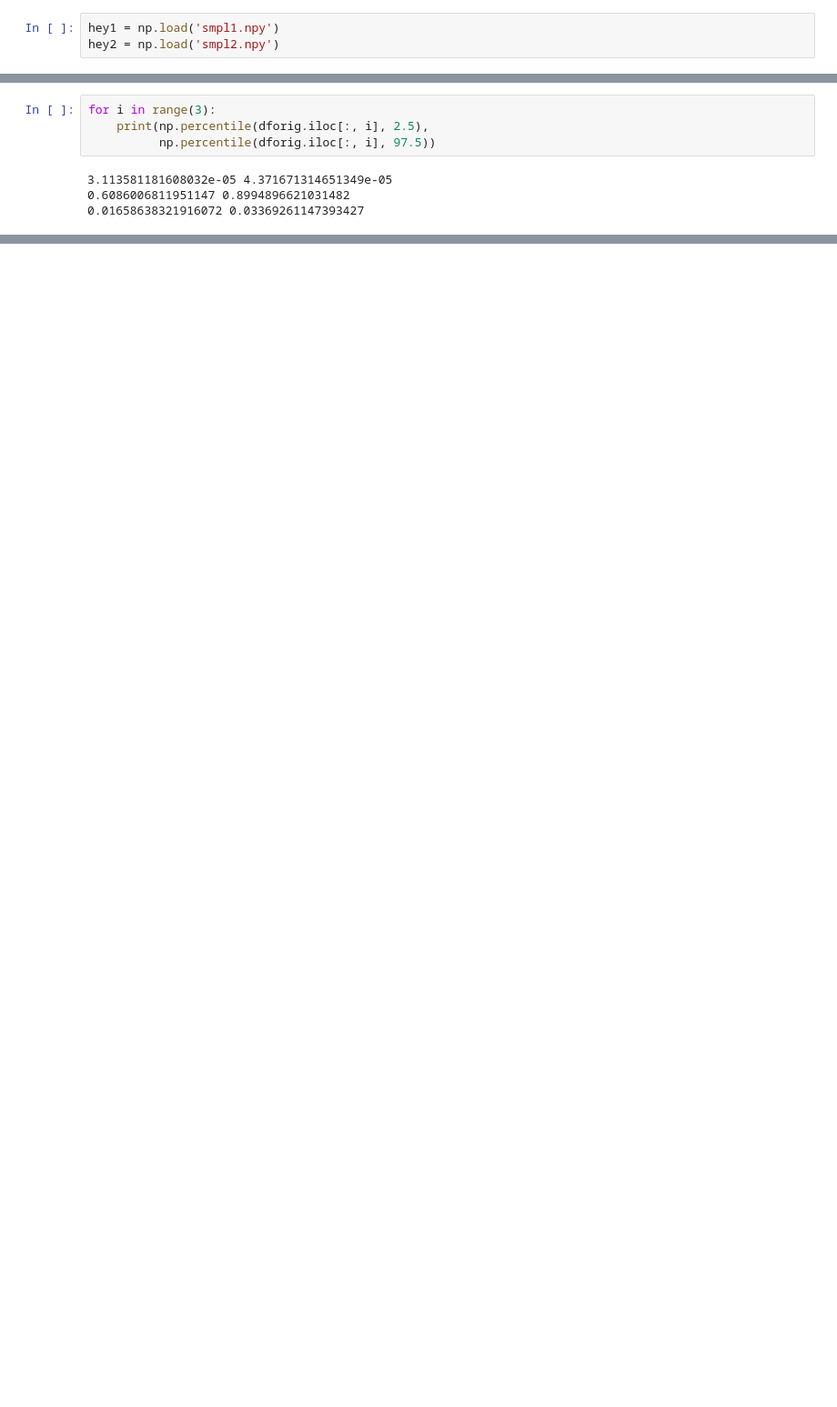
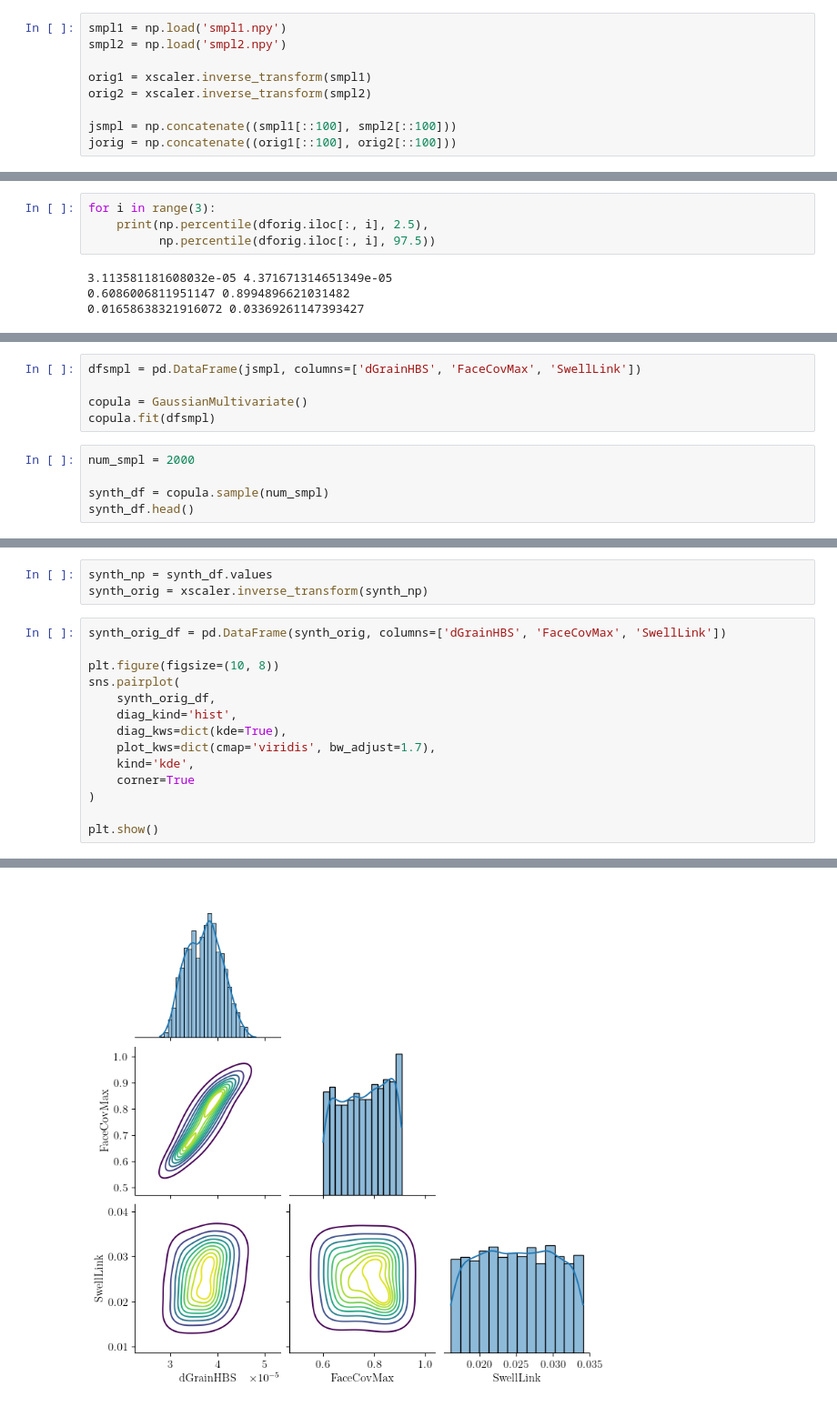
Before and after one commit to ahasan3-ncsu/wd-swelling, a Jupyter notebook: inv_uq/static_samples.ipynb, the cells around one changed output, grey strips where cells are left out. Shown at 91% size. Drawn from its saved outputs; the diff is of its cells as text; blank space fills up the shorter version.

Commit message:
Generate new samples using copulas
The results are not that great!

```diff
--- a/inv_uq/static_samples.ipynb
+++ b/inv_uq/static_samples.ipynb
@@ -25,5 +126,11 @@ MinMaxScaler()
 # %% [markdown]
 # Load MCMC samples
 # %%
-hey1 = np.load('smpl1.npy')
-hey2 = np.load('smpl2.npy')
+smpl1 = np.load('smpl1.npy')
+smpl2 = np.load('smpl2.npy')
+
+orig1 = xscaler.inverse_transform(smpl1)
+orig2 = xscaler.inverse_transform(smpl2)
+
+jsmpl = np.concatenate((smpl1[::100], smpl2[::100]))
+jorig = np.concatenate((orig1[::100], orig2[::100]))
@@ -114,0 +204,10 @@ for i in range(3):
+# %%
+dfsmpl = pd.DataFrame(jsmpl, columns=['dGrainHBS', 'FaceCovMax', 'SwellLink'])
+
+copula = GaussianMultivariate()
+copula.fit(dfsmpl)
+# %%
+num_smpl = 2000
+
+synth_df = copula.sample(num_smpl)
+synth_df.head()
@@ -114,0 +221,18 @@ for i in range(3):
+# %%
+synth_np = synth_df.values
+synth_orig = xscaler.inverse_transform(synth_np)
+# %%
+synth_orig_df = pd.DataFrame(synth_orig, columns=['dGrainHBS', 'FaceCovMax', 'SwellLink'])
+
+plt.figure(figsize=(10, 8))
+sns.pairplot(
+    synth_orig_df,
+    diag_kind='hist',
+    diag_kws=dict(kde=True),
+    plot_kws=dict(cmap='viridis', bw_adjust=1.7),
+    kind='kde',
+    corner=True
+)
+
+plt.show()
+# %% [output]
@@ -114,0 +240 @@ for i in range(3):
+[figure, added]
```
Also changed, not shown: parts of 30 cells of this notebook.
